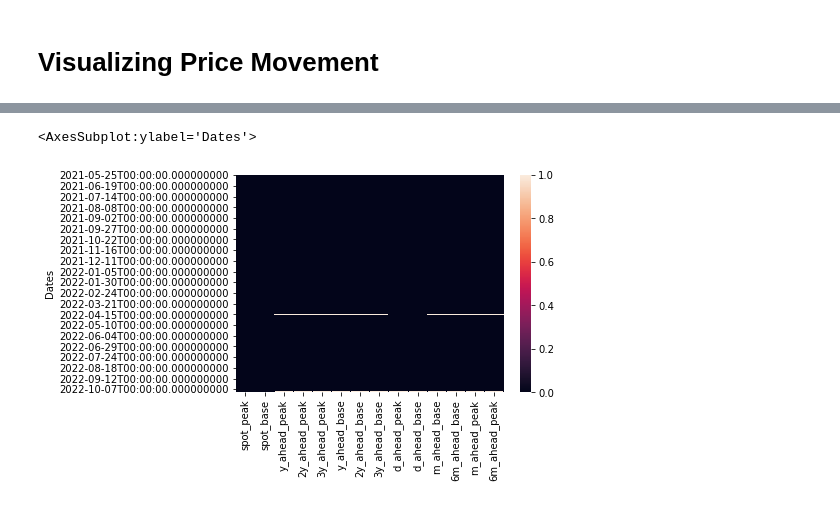
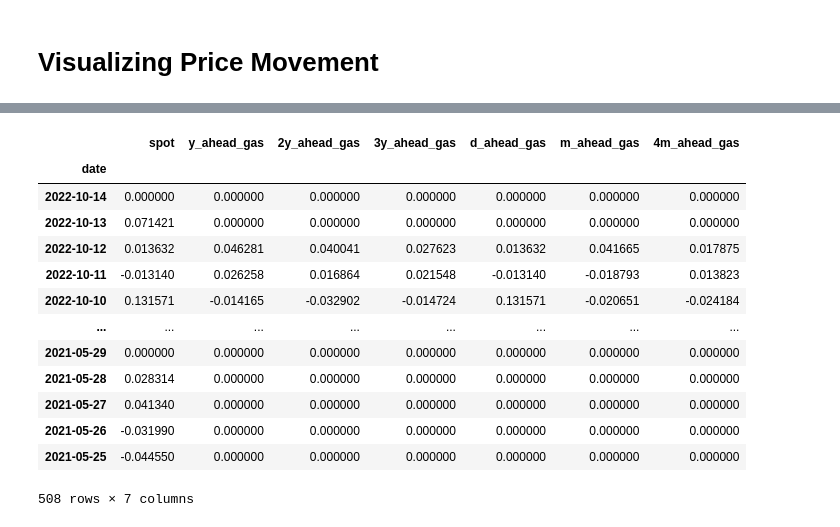
Before and after one commit to michael-fuest/DAiA-EON, a Jupyter notebook: Exploration.ipynb, the cells around one changed output, grey strips where cells are left out. Cells and saved outputs as stored; diff of their text form; code cells hidden in the pictures.

```diff
--- a/Exploration.ipynb
+++ b/Exploration.ipynb
@@ -45,15 +65,22 @@ df_power_prices
 508 rows × 14 columns
-# %%
-#Visualizing missing price data with heatmap
-sns.heatmap(df_power_prices.isnull())
-# %% [output]
-<AxesSubplot:ylabel='Dates'>
-[figure, removed]
-# %%
-#Dealing with missing price data
-
-df_power_prices.ffill(inplace = True)
-df_gas_prices.ffill(inplace = True)
-
-#Sorting gas prices by date ascending
-df_gas_prices = df_gas_prices.sort_index()
+# %%
+#Generating percentage returns / price changes dataset
+df_power_pct = df_power_prices.pct_change().fillna(0)
+df_gas_pct = df_gas_prices.pct_change().fillna(0)
+# %%
+df_gas_pct
+# %% [output]
+|  | spot | y_ahead_gas | 2y_ahead_gas | 3y_ahead_gas | d_ahead_gas | m_ahead_gas | 4m_ahead_gas |
+| date |  |  |  |  |  |  |  |
+| 2022-10-14 | 0.000000 | 0.000000 | 0.000000 | 0.000000 | 0.000000 | 0.000000 | 0.000000 |
+| 2022-10-13 | 0.071421 | 0.000000 | 0.000000 | 0.000000 | 0.000000 | 0.000000 | 0.000000 |
+| 2022-10-12 | 0.013632 | 0.046281 | 0.040041 | 0.027623 | 0.013632 | 0.041665 | 0.017875 |
+| 2022-10-11 | -0.013140 | 0.026258 | 0.016864 | 0.021548 | -0.013140 | -0.018793 | 0.013823 |
+| 2022-10-10 | 0.131571 | -0.014165 | -0.032902 | -0.014724 | 0.131571 | -0.020651 | -0.024184 |
+| ... | ... | ... | ... | ... | ... | ... | ... |
+| 2021-05-29 | 0.000000 | 0.000000 | 0.000000 | 0.000000 | 0.000000 | 0.000000 | 0.000000 |
+| 2021-05-28 | 0.028314 | 0.000000 | 0.000000 | 0.000000 | 0.000000 | 0.000000 | 0.000000 |
+| 2021-05-27 | 0.041340 | 0.000000 | 0.000000 | 0.000000 | 0.000000 | 0.000000 | 0.000000 |
+| 2021-05-26 | -0.031990 | 0.000000 | 0.000000 | 0.000000 | 0.000000 | 0.000000 | 0.000000 |
+| 2021-05-25 | -0.044550 | 0.000000 | 0.000000 | 0.000000 | 0.000000 | 0.000000 | 0.000000 |
+508 rows × 7 columns
```
Also changed, not shown: parts of 20 cells of this notebook, 2 other files.
